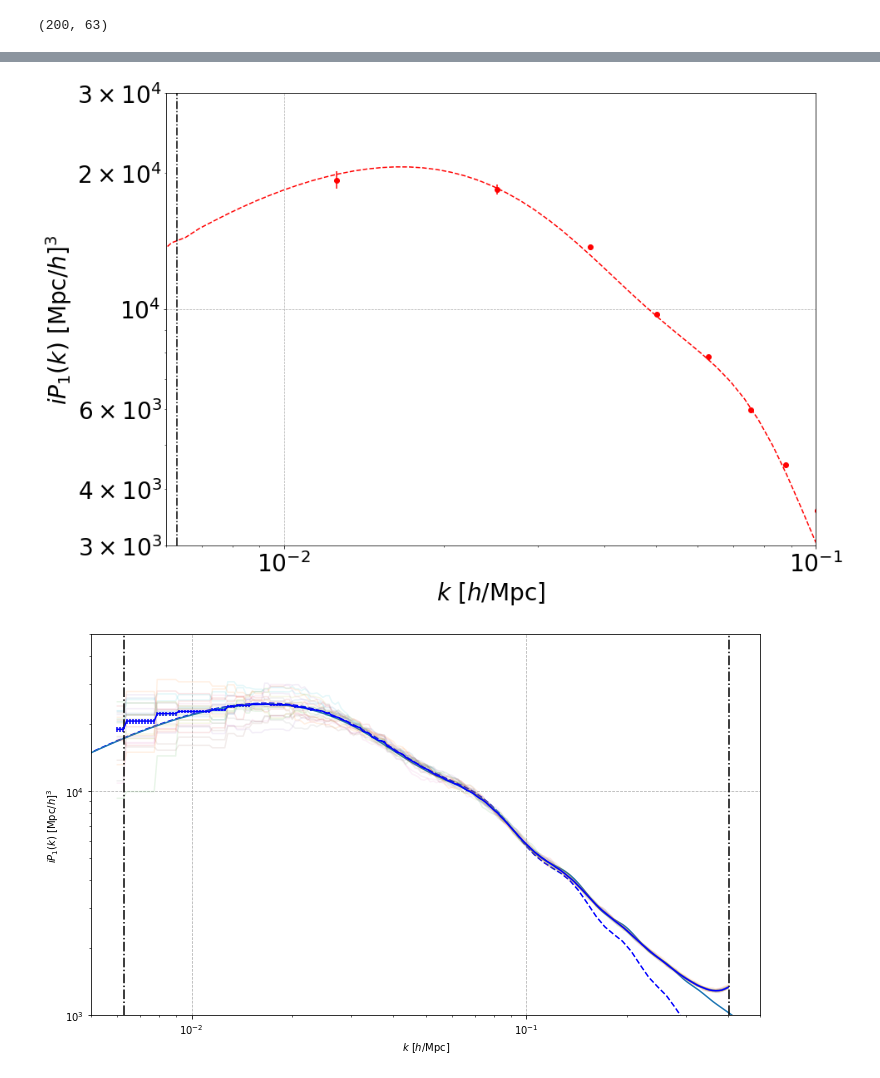
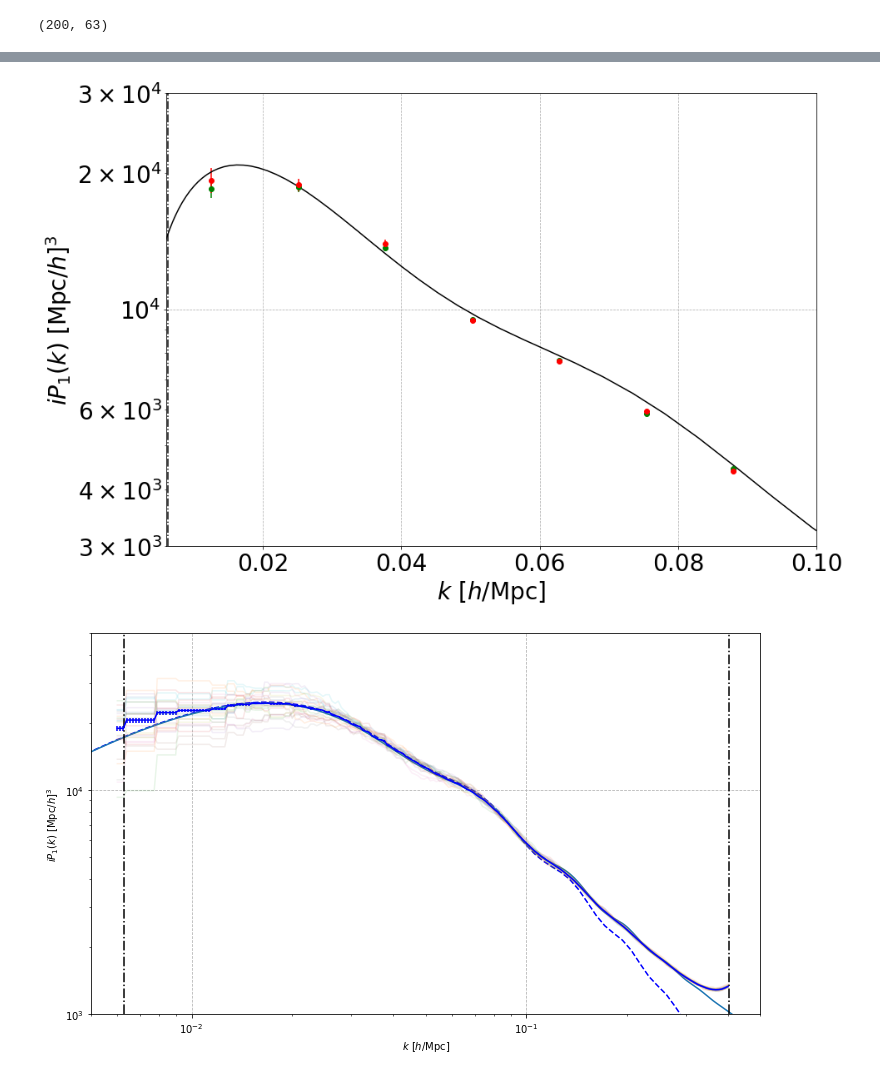
Before and after one commit to craddis1/PkBk, a Jupyter notebook: Notebooks/run_pk.ipynb, the cells around one changed output, grey strips where cells are left out. Saved outputs shown, nothing was run; the diff lists cells and outputs as text; code cells hidden in the pictures.

```diff
--- a/Notebooks/run_pk.ipynb
+++ b/Notebooks/run_pk.ipynb
@@ -50,7 +50,7 @@ CPU times: user 4 µs, sys: 1 µs, total: 5 µs
 Wall time: 5.96 µs
 # %%
 %%time
-s=1/2 #units of 2*k_f
+s=1 #units of 2*k_f
 k_est = np.arange(grid_info[5],grid_info[6],2*s*grid_info[5]) + s*grid_info[5] #create k bins centers - from k_f to k_ny with steps of s*k_f
 binning_info = cgi.pk_compute_bins(k_est,s,grid_info[3],grid_info[5])
 #In_bin,N_modes
@@ -89,7 +89,7 @@ plt.loglog(k_est,np.abs(Pk_ell1.pk))
 [figure]
 # %%
 #define empty dict to fill in...
-pk = {
+pk1 = {
     'Cen' : {},#redshift space in centre
     '-500' : {},#z_obs
     '0':{},
@@ -227,3 +257,20 @@ def likelihood_confidence(likelihood,conf_level):
 # %%
-key = '-1000'
-like_test = get_likelihood(A_wa,0,pk_dipo_dfog_wa(k_est,sigma,1000,0)[:9],-Pk_avg[key]['l=1,t=0'].imag[:9],Pk_std[key]['l=1,t=0'][:9])
+#key = '-1000'
+A_wa = np.linspace(-1,4,5000) #define A_wa sampling
+
+sigma =5
+#t=0
+A_arr = np.zeros(len(field_list))
+A_arr_err = np.zeros(len(field_list))
+for i,key in enumerate(field_list):
+    like_test = get_likelihood(A_wa,0, (pk_quad_dfog(kk,sigma)+pk_quad_dfog_wa(kk,sigma,d,t))[:9],Pk_avg[key]['l=2,t=0'].real[:9],Pk_std[key]['l=2,t=0'][:9])
+
+    #d_arr_avg[i]
+    like_test = get_likelihood(A_wa,0,pk_dipo_dfog_wa(k_est,sigma,1000,0)[:9],-Pk_avg[key]['l=1,t=0'].imag[:9],Pk_std[key]['l=1,t=0'][:9])
+    low_lim = likelihood_confidence(like_test,0.66)[0]
+    A_arr[i] = A_wa[np.argmax(like_test)]
+    A_arr_err[i] = np.abs(A_arr[i]-A_wa[low_lim])
+
+#so for quad...
+#likelihood2 = get_likelihood(A_wa,pk_quad_dfog(k_est,sigma)[:9],pk_quad_dfog_wa(k_est,sigma,1000,0)[:9],Pk_avg['-500']['l=2,t=0'].real[:9],Pk_std['-500']['l=2,t=0'][:9])
+#likelihood1 = get_likelihood(A_wa,0,pk_dipo_dfog_wa(k_est,sigma,1000,0)[:9],-Pk_avg['0']['l=1,t=0'].imag[:9],Pk_std['-500']['l=1,t=0'][:9])
@@ -247,2 +314,8 @@ print(pk['-500']['l=1,t=0'].shape)
 # %% [output]
 (200, 63)
+# %%
+temp_arr = 1*pk['PP']['l=2,t=0']
+print(temp_arr.shape)
+pk1['PP']['l=2,t=0'] = temp_arr[0:100]#this the way to change without chopping og
+Pk_avg1,Pk_err1,Pk_std1 = avg_err(pk1)
+print(pk1['PP']['l=2,t=0'].shape)
@@ -314,36 +401,40 @@ plt.grid(ls='--',lw=0.75)
 # %%
 #quadrupole
 plt.figure(figsize=(14,10))
 
-#plt.errorbar(k_est,np.abs(Pk_avg['0']['l=2,t=0'].real),yerr=Pk_err['0']['l=2,t=0'],fmt ='o',color='green')
-plt.errorbar(k_est,(Pk_avg['-500']['l=2,t=5'].real),yerr=Pk_err['-500']['l=2,t=5'],fmt ='o',color='red')
+plt.errorbar(k_est,np.abs(Pk_avg['PP']['l=2,t=0'].real),yerr=Pk_err['PP']['l=2,t=0'],fmt ='o',color='green')
+plt.errorbar(k_est,np.abs(Pk_avg1['PP']['l=2,t=0'].real),yerr=Pk_err1['PP']['l=2,t=0'],fmt ='o',color='red')
+#plt.errorbar(k_est,(Pk_avg['-500']['l=2,t=0'].real),yerr=Pk_err['-500']['l=2,t=0'],fmt ='o',color='black')
+#plt.errorbar(k_est,(Pk_avg['-1000']['l=2,t=0'].real),yerr=Pk_err['-1000']['l=2,t=0'],fmt ='o',color='black')
 #plt.plot(ks,np.abs(full_dfog(ks,5.22,0)))
 
 
 #plt.plot(ks,np.abs(pk_dfog(ks,5)),'--',color='black')
 #plt.plot(ks,np.abs(wa_dfog(ks,5,560,0)),'--',color='green')
-plt.plot(ks,np.abs(wa_dfog(ks,5,1000,0.5)),'--',color='red')
+#plt.plot(ks,np.abs(wa_dfog(ks,5,1000,0)),'--',color='red')
 
+plt.plot(ks, pk_quad_dfog(ks,9),color='black')
+#+pk_quad_dfog_wa(ks,9.6,1000,0)
 #plt.loglog(ks,Pl2_pp,'--',color='black')
 for i in range(100):
     1#plt.loglog(k_est,(np.abs(pk_500['l=2,t=5'][i].real)),'.',alpha=0.2,color='blue')
     1#plt.loglog(k_est,(np.abs(pk_500['l=2,t=0'][i].real)),'.',alpha=0.2,color='red')
 
 
 plt.axvline(x = grid_info[5], linestyle='-.', color = 'black')
 plt.axvline(x = grid_info[6], linestyle='-.', color = 'black')
 plt.xlim(6e-3,0.1e0)
 plt.ylim(3e+3,3e+4)
 plt.xlabel('$k\,\,[h/\mathrm{Mpc}]$')
 plt.ylabel('$i P_{1}(k)\,\,[\mathrm{Mpc}/h]^3$')
 
-plt.xscale('log')
+#plt.xscale('log')
 plt.yscale('log')
 
 plt.grid(ls='--',lw=0.75)
-plt.savefig("P_0_pp_comp.png",bbox_inches='tight')
+#plt.savefig("P_0_pp_comp.png",bbox_inches='tight')
 # %% [output]
-[figure, old version]
+[figure, new version]
 # %%
 #real space
 plt.figure(figsize=(12,7))
```
Also changed, not shown: parts of 29 cells of this notebook, 1 other file.
